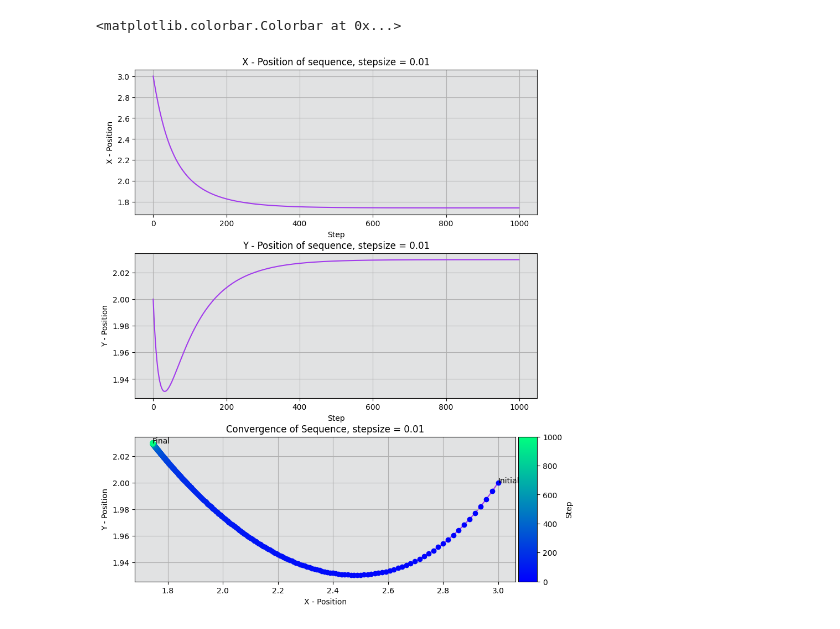
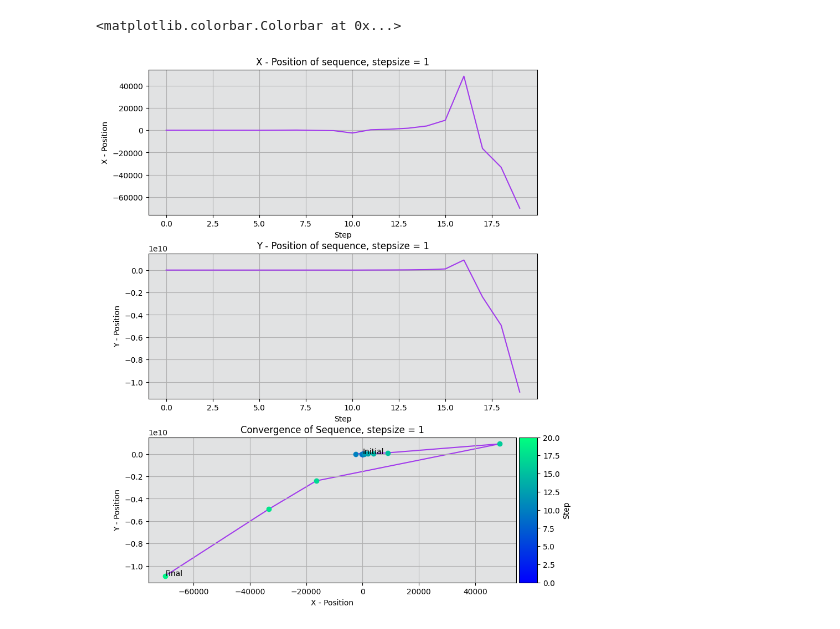
Before and after one commit to CalebDerrickson/GradCourses, a Jupyter notebook: Quarter 2/Nonlinear Optimization/Homework/Homework1/newtonMethon.ipynb, the cells around one changed output. Saved outputs shown, nothing was run; the diff lists cells and outputs as text; code cells hidden in the pictures.

```diff
--- a/Quarter 2/Nonlinear Optimization/Homework/Homework1/newtonMethon.ipynb
+++ b/Quarter 2/Nonlinear Optimization/Homework/Homework1/newtonMethon.ipynb
@@ -9,39 +26,31 @@ from mpl_toolkits.axes_grid1 import make_axes_locatable
 def newtonseq(x0, k, stepsize) :
 
     def fentonfgH(x_eval) :
-        x1, x2 = sm.symbols('x1 x2')
-        class func(sm.Function):
-            @classmethod
-            def eval(cls, x1, x2):
-                # Define the behavior of your function here
-                res = (1/10) * (12 + x1**2 + (1 + x2**2)/x1**2 + (x1**2 * x2**2 + 100) / (x1**4 * x2**4) )
-                return res
+        f_eval = f.subs([(x1, x_eval[0]), (x2, x_eval[1])])
+        g_eval = [g[i].subs([(x1, x_eval[0]), (x2, x_eval[1])]) for i in range(len(g))]
+        H_eval = H.subs([(x1, x_eval[0]), (x2, x_eval[1])])
 
-        # gradient and hessian are recalculated every single time.
-        # drops performance significantly
-        # dont worry about it I guess
-        f = func(x1, x2)
-        g = [sm.diff(f, k) for k in [x1, x2]]
-        H = sm.hessian(f, (x1, x2))
-
-        f = f.subs([(x1, x_eval[0]), (x2, x_eval[1])])
-        g = [g[i].subs([(x1, x_eval[0]), (x2, x_eval[1])]) for i in range(len(g))]
-        H = H.subs([(x1, x_eval[0]), (x2, x_eval[1])])
-
-        return np.array(f).astype(np.float64), np.array(g).astype(np.float64), np.array(H).astype(np.float64)
+        return np.array(f_eval).astype(np.float64), np.array(g_eval).astype(np.float64), np.array(H_eval).astype(np.float64)
 
     newtonseq = np.zeros((k, 2))
     newtonseq[0, :] = x0
 
     for i in range(0, k - 1):
-        _, g, H = fentonfgH(newtonseq[i, :])
+        _, g_step, H_step = fentonfgH(newtonseq[i, :])
 
-        newtonseq[i+1, :] = newtonseq[i, :] - stepsize * (np.linalg.inv(H) @ g).T
+        #Computing QR of H_step for inverse
+        H_Q, H_R = np.linalg.qr(H_step)
+
+        #Solving QRx = b => Rx = Q^T b
+        b = H_Q.T @ g_step
+        x = sp.linalg.solve_triangular(H_R, b)
+
+        newtonseq[i+1, :] = newtonseq[i, :] - stepsize * x.T
 
     return newtonseq
 # %%
-stepsize = 0.01
-xk = newtonseq([3, 2], 1000, stepsize)
+stepsize = 1
+xk = newtonseq([3, 4], 20, stepsize)
 fig, axs = plt.subplots(3, 1, figsize = (8, 10))
 
 #I wanted a color gradient that goes between two dark colors.
@@ -50,31 +59,31 @@ cm = matplotlib.colormaps['winter']
 norm = color.Normalize(vmin=0, vmax=len(xk[:, 1]))
 
 titles = ['X', 'Y']
 for i in [0, 1, 2]:
     if i != 2:
         axs[i].plot(xk[:, i], c = "#A23BEC")
         axs[i].set_xlabel("Step")
         axs[i].set_ylabel(f'{titles[i]} - Position')
         axs[i].set_title(f'{titles[i]} - Position of sequence, stepsize = {stepsize}')
     else :
 
         for j in range(len(xk[:, 0])):
             axs[i].scatter(xk[j, 0], xk[j, 1], c=[cm(norm(j))], zorder = 2)
         axs[i].plot(xk[:, 0], xk[:, 1], c="#A23BEC", linewidth=1.5, zorder = 1)
         axs[i].set_title(f'Convergence of Sequence, stepsize = {stepsize}')
         axs[i].set_xlabel("X - Position")
         axs[i].set_ylabel("Y - Position")
         axs[i].annotate('Initial', xy = (xk[0, 0], xk[0, 1]))
         axs[i].annotate('Final', xy = (xk[-1, 0], xk[-1, 1]))
 
     axs[i].set_facecolor("#e1e2e3")
     axs[i].grid(True)
 
 
 divider = make_axes_locatable(axs[-1])
 cax = divider.append_axes('right', size='5%', pad=0.05)
 fig.tight_layout(pad = 0.3)
 fig.colorbar(plt.cm.ScalarMappable(norm = norm, cmap = cm), ax = axs[-1], label = 'Step', cax=cax)
 # %% [output]
 <matplotlib.colorbar.Colorbar at 0x...>
-[figure, old version]
+[figure, new version]
```
Also changed, not shown: parts of 2 cells of this notebook, 1 other file.
